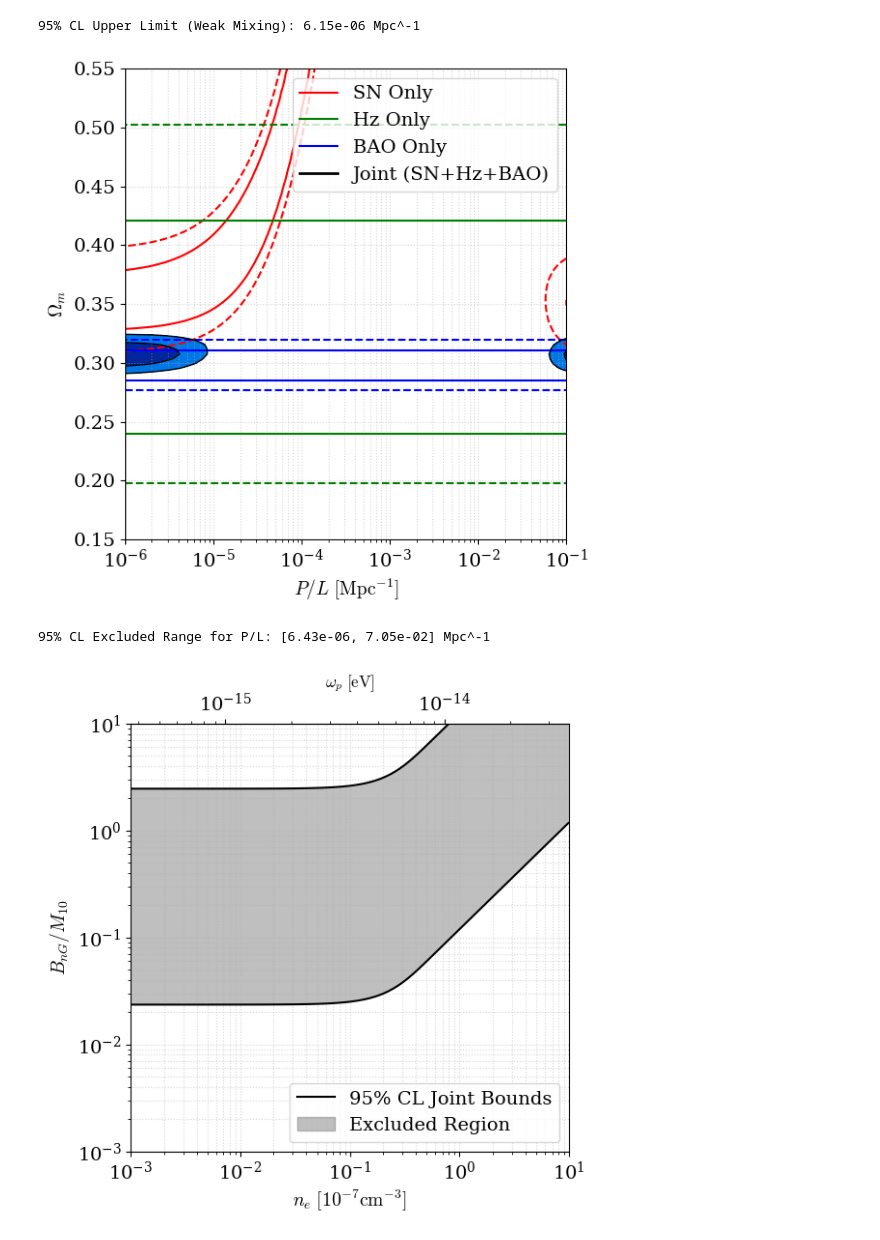
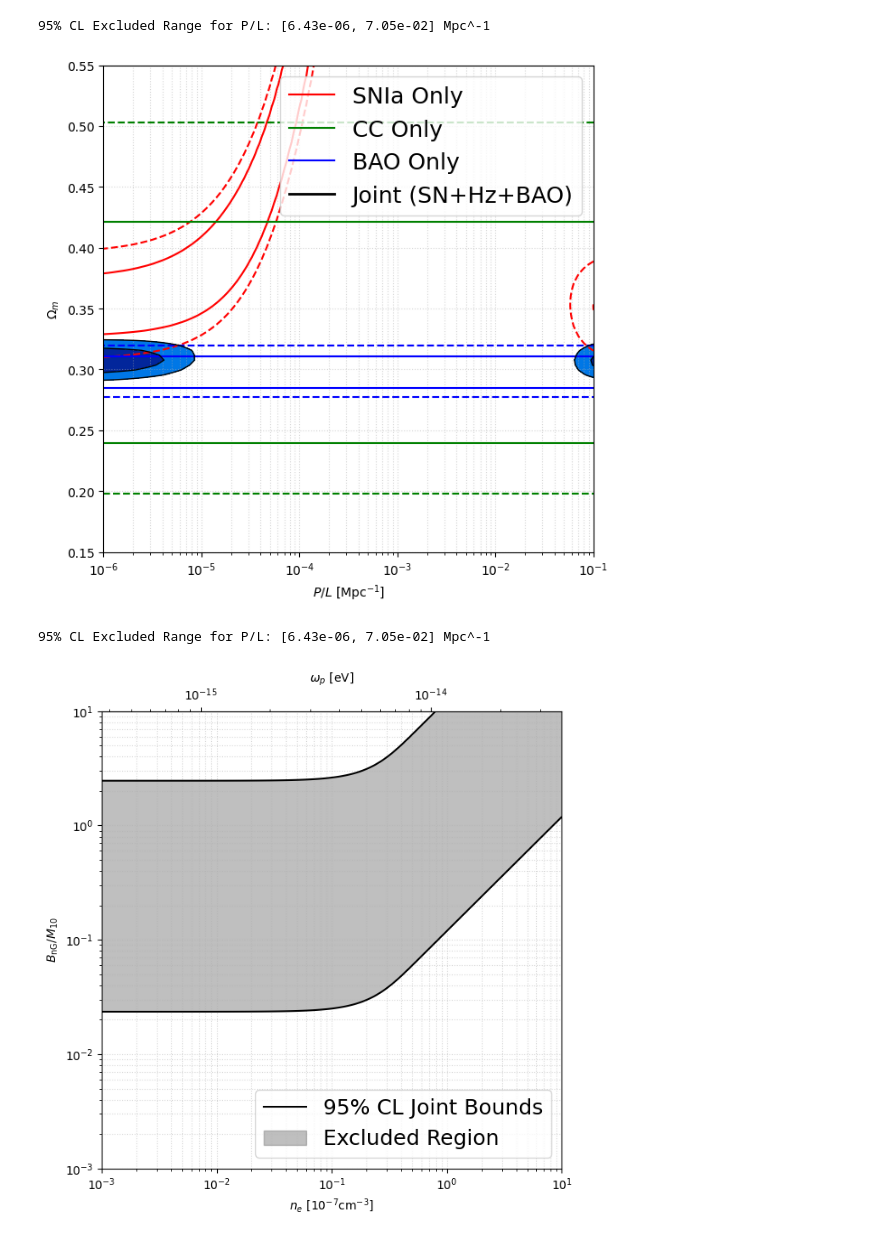
Before and after one commit to irosphis/CDDR_Test, a Jupyter notebook: ALPandMCP.ipynb, the cells around one changed output. Drawn from its saved outputs; the diff is of its cells as text; code cells hidden in the pictures.

```diff
--- a/ALPandMCP.ipynb
+++ b/ALPandMCP.ipynb
@@ -1,9 +1,19 @@
 # %%
 from matplotlib import pyplot as plt
 plt.rcParams.update({
+    'font.size': 20,
     'font.family': 'serif',
-    'mathtext.fontset': 'cm',
-    'font.size': 14
+    'mathtext.fontset': 'stix',
+    'axes.linewidth': 1.2,
+    'xtick.major.size': 5,
+    'xtick.major.width': 1.2,
+    'ytick.major.size': 5,
+    'ytick.major.width': 1.2,
+    'legend.fontsize': 20,
+    "axes.titlesize": 20,
+    "axes.labelsize": 20,
+    "xtick.labelsize": 14,
+    "ytick.labelsize": 14,
 })
 # %%
 import numpy as np
@@ -65,48 +75,46 @@ for i, pl in enumerate(pl_range):
 chi2_1d = np.min(grids['joint'], axis=1)
 dchi2_1d = chi2_1d - np.min(chi2_1d)
 
-# 2. Extract the Excluded Range (Interval)
 # 找到所有 Delta Chi2 > 4.0 的索引
-excluded_indices = np.where(dchi2_1d > 4.0)[0]
+excluded_indices = np.where(dchi2_1d > 3.84)[0]
 
 if len(excluded_indices) > 0:
     # 下界：区间里的第一个点
     idx_lower = excluded_indices[0]
     p_lower_limit = pl_range[idx_lower]
 
     # 上界：区间里的最后一个点
     idx_upper = excluded_indices[-1]
     p_upper_limit = pl_range[idx_upper]
 
     print(f"95% CL Excluded Range for P/L: [{p_lower_limit:.2e}, {p_upper_limit:.2e}] Mpc^-1")
 
-plt.figure(figsize=(6, 6))
+plt.figure(figsize=(7, 7))
 Y, X = np.meshgrid(om_range, pl_range)
 lvls = [2.30, 6.17]
 
 cs_sn = plt.contour(X, Y, grids['sn'] - np.min(grids['sn']), levels=lvls, colors='r', linestyles=['-', '--'])
 cs_hz = plt.contour(X, Y, grids['hz'] - np.min(grids['hz']), levels=lvls, colors='g', linestyles=['-', '--'])
 cs_bao = plt.contour(X, Y, grids['bao'] - np.min(grids['bao']), levels=lvls, colors='b', linestyles=['-', '--'])
 
 plt.contourf(X, Y, grids['joint'] - np.min(grids['joint']), levels=[0, 2.30, 6.17], colors=[ "#02269b",'#0077e6'])
 cs_j = plt.contour(X, Y, grids['joint'] - np.min(grids['joint']), levels=lvls, colors='k', linewidths=1)
 
-plt.plot([], [], 'r-', label='SN Only')
-plt.plot([], [], 'g-', label='Hz Only')
+plt.plot([], [], 'r-', label='SNIa Only')
+plt.plot([], [], 'g-', label='CC Only')
 plt.plot([], [], 'b-', label='BAO Only')
 plt.plot([], [], 'k-', lw=2, label='Joint (SN+Hz+BAO)')
 
 plt.xscale('log')
-plt.xlabel(r'$P/L \ [\mathrm{Mpc}^{-1}]$', fontsize=14)
-plt.ylabel(r'$\Omega_m$', fontsize=14)
-plt.legend(loc='upper right')
+plt.xlabel(r'$P/L \ [\mathrm{Mpc}^{-1}]$')
+plt.ylabel(r'$\Omega_m$')
+plt.legend(loc='upper right', fontsize=18)
 plt.grid(True, which="both", ls=":", alpha=0.5)
-plt.tight_layout()
-plt.savefig('fig/pl-om.pdf')
+plt.savefig('fig/pl-om.pdf', bbox_inches='tight')
 plt.show()
 # %% [output]
-95% CL Upper Limit (Weak Mixing): 6.15e-06 Mpc^-1
+95% CL Excluded Range for P/L: [6.43e-06, 7.05e-02] Mpc^-1
-[figure, old version]
+[figure, new version]
 # %%
 chi2_1d = np.min(grids['joint'], axis=1)
 dchi2_1d = chi2_1d - np.min(chi2_1d)
@@ -157,29 +165,27 @@ p_low = p_lower_limit
 p_up = p_upper_limit
 
 # 5. Visualization
-fig, ax = plt.subplots(figsize=(6, 6))
+fig, ax = plt.subplots(figsize=(7, 7))
 ax.contourf(N, Y, P_vals, levels=[p_low, p_up], colors='gray', alpha=0.5)
 ax.contour(N, Y, P_vals, levels=[p_low, p_up], colors='k', linewidths=1.5)
 
 # Secondary top axis for Plasma Frequency wp [eV]
 # ne=1 -> wp ~ 1.17e-14 eV
 ax_wp = ax.secondary_xaxis('top', functions=(lambda x: np.sqrt(wp2_base * x), lambda x: x**2 / wp2_base))
-ax_wp.set_xlabel(r'$\omega_p \ [\mathrm{eV}]$', fontsize=12)
+ax_wp.set_xlabel(r'$\omega_p \ [\mathrm{eV}]$')
 
-# Legend and labels
 ax.plot([], [], 'k-', lw=1.5, label='95% CL Joint Bounds')
 ax.fill_between([], [], color='gray', alpha=0.5, label='Excluded Region')
 
 ax.set_xscale('log'); ax.set_yscale('log')
 ax.set_xlabel(r'$n_e \ [10^{-7} \mathrm{cm}^{-3}]$')
-ax.set_ylabel(r'$B_{nG} / M_{10}$')
-ax.legend(loc='lower right')
+ax.set_ylabel(r'$B_{\mathrm{nG}} / M_{10}$')
+ax.legend(loc='lower right', fontsize=18)
 plt.grid(True, which="both", ls=":", alpha=0.5)
-plt.tight_layout()
-plt.savefig('fig/bm-ne.pdf')
+plt.savefig('fig/bm-ne.pdf', bbox_inches='tight')
 plt.show()
 # %% [output]
-[figure, old version]
+[figure, new version]
 # %%
 import numpy as np
 
```
Also changed, not shown: parts of 4 cells of this notebook, 39 other files.
